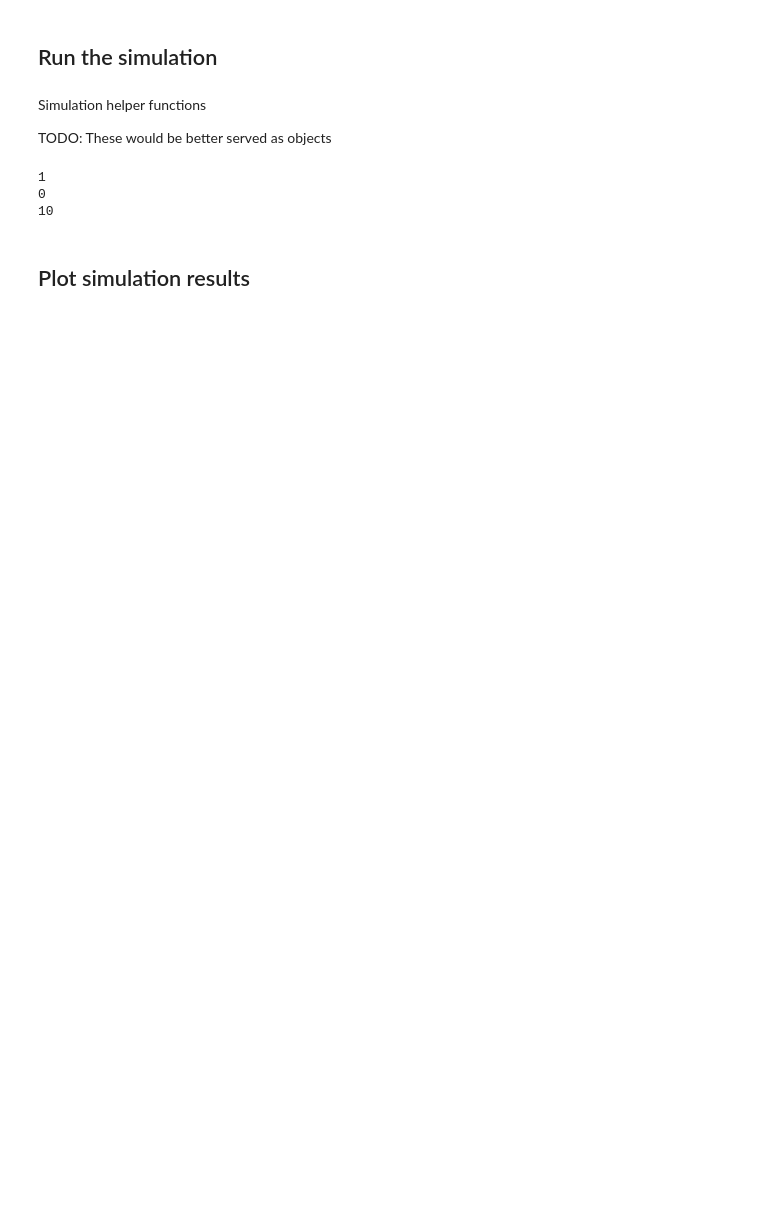
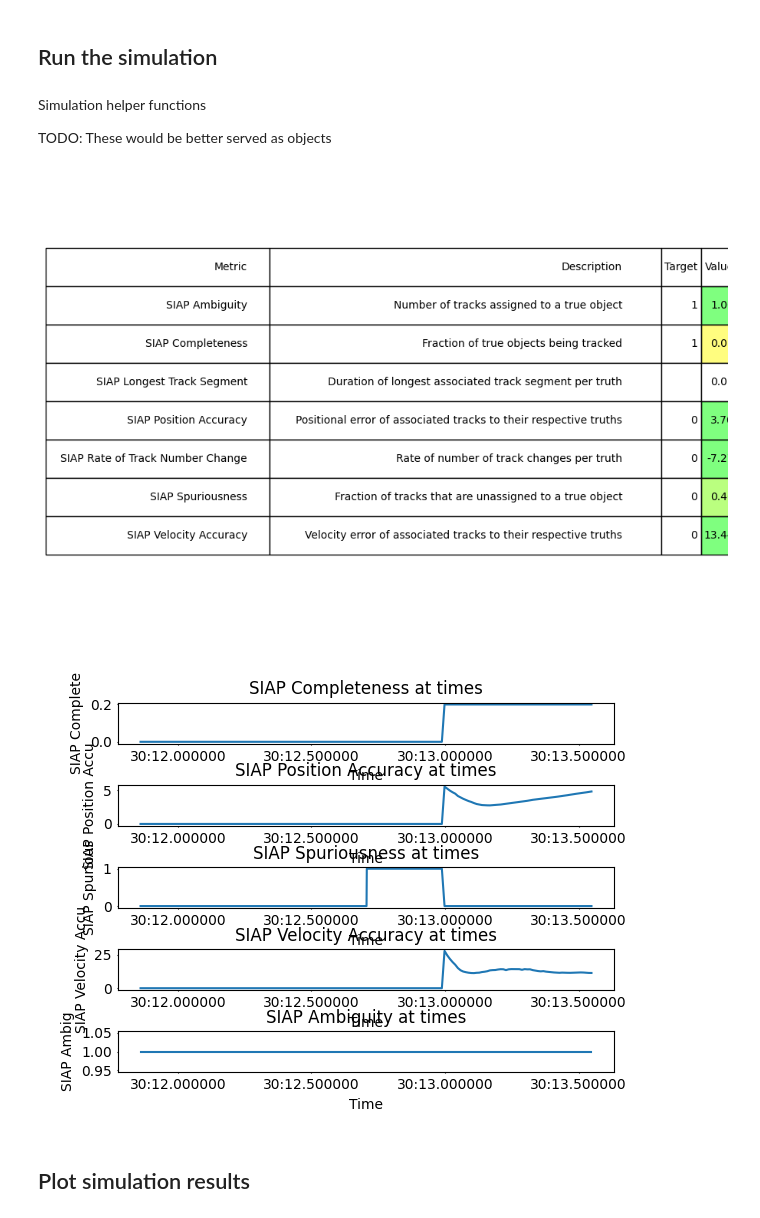
Before and after one commit to ShaneFlandermeyer/mpar-sim, a Jupyter notebook: examples/adaptive_tracking.ipynb, the cells around one changed output. Drawn from its saved outputs; the diff is of its cells as text; code cells hidden in the pictures; blank space fills up the shorter version.

Commit message:
WIP: Adding metrics to tracking sim

```diff
--- a/examples/adaptive_tracking.ipynb
+++ b/examples/adaptive_tracking.ipynb
@@ -41,7 +41,7 @@ manager = PAPResourceManager(radar,
                              max_duty_cycle=0.1,
                              max_bandwidth=100e6)
 scheduler = BestFirstScheduler(manager,
-                               sort_key="start_time",
+                               sort_key="priority",
                                reverse_sort=True,
                                max_time_delta=timedelta(seconds=2))
 # %% [markdown]
@@ -141,7 +141,7 @@ track_agent = AdaptiveTrackAgent(
     bandwidth=100e6,
     pulsewidth=10e-6,
     prf=5e3,
-    n_pulses=100
+    n_pulses=50
 )
 
 # track_agent = TWSAgent(initiator, associator, updater, deleter)
@@ -164,16 +179,16 @@ np.random.seed(seed)
 random.seed(seed)
 
 # Simulation-level parameters
-n_steps = 500
+n_steps = 1000
 include_noise = True
 
 # Target generation parameters
-n_targets_max = 10
+n_targets_max = 5
 initial_state_mean = StateVector([1000, 10, 0, 0, 0, 0])
 initial_state_covariance = CovarianceMatrix(np.diag([200, 50, 200, 50, 0, 0]))
 initial_state = GaussianState(initial_state_mean, initial_state_covariance)
 death_probability = 0.0
-birth_probability = 0.1
+birth_probability = 1
 target_rcs = 1
 
 
@@ -217,6 +232,8 @@ for istep in range(n_steps):
 
     # Targets, be reborn!
     for _ in range(np.random.poisson(birth_probability)):
+      if len(truths) >= n_targets_max:
+        break
       # Sample an initial state from the mean and covariance defined above
       state_vector = initial_state.state_vector + \
           initial_state.covar @ np.random.randn(initial_state.ndim, 1)
@@ -284,14 +301,41 @@ for istep in range(n_steps):
   # Update metrics
   all_measurements.append(detections)
   all_tracks |= confirmed_tracks
+
+  metric_manager.add_data(
+    truths, confirmed_tracks, detections,
+    overwrite=False
+  )
-# %%
-print(len(confirmed_tracks))
-print(len(detections))
-print(len(truths))
-# %% [output]
-1
-0
-10
+# %%
+%matplotlib widget
+from stonesoup.metricgenerator.metrictables import SIAPTableGenerator
+import matplotlib.pyplot as plt
+
+metrics = metric_manager.generate_metrics()
+siap_averages = {metrics.get(metric) for metric in metrics
+                 if metric.startswith("SIAP") and not metric.endswith(" at times")}
+siap_time_based = {metrics.get(metric) for metric in metrics if metric.endswith(' at times')}
+
+_ = SIAPTableGenerator(siap_averages).compute_metric()
+
+fig2, axes = plt.subplots(5)
+
+fig2.subplots_adjust(hspace=1)
+
+t_siaps = siap_time_based
+
+times = metric_manager.list_timestamps()
+
+for siap, axis in zip(t_siaps, axes):
+    siap_type = siap.title[:-13]  # remove the ' at timestamp' part
+    axis.set(title=siap.title, xlabel='Time', ylabel=siap_type)
+    axis.tick_params(length=1)
+    axis.plot(times, [t_siap.value for t_siap in siap.value])
+
+# plt.show()
+# %% [output]
+[figure, added]
+[figure, added]
 # %% [markdown]
 ## Plot simulation results
 # %%
```
Also changed, not shown: parts of 2 cells of this notebook.
